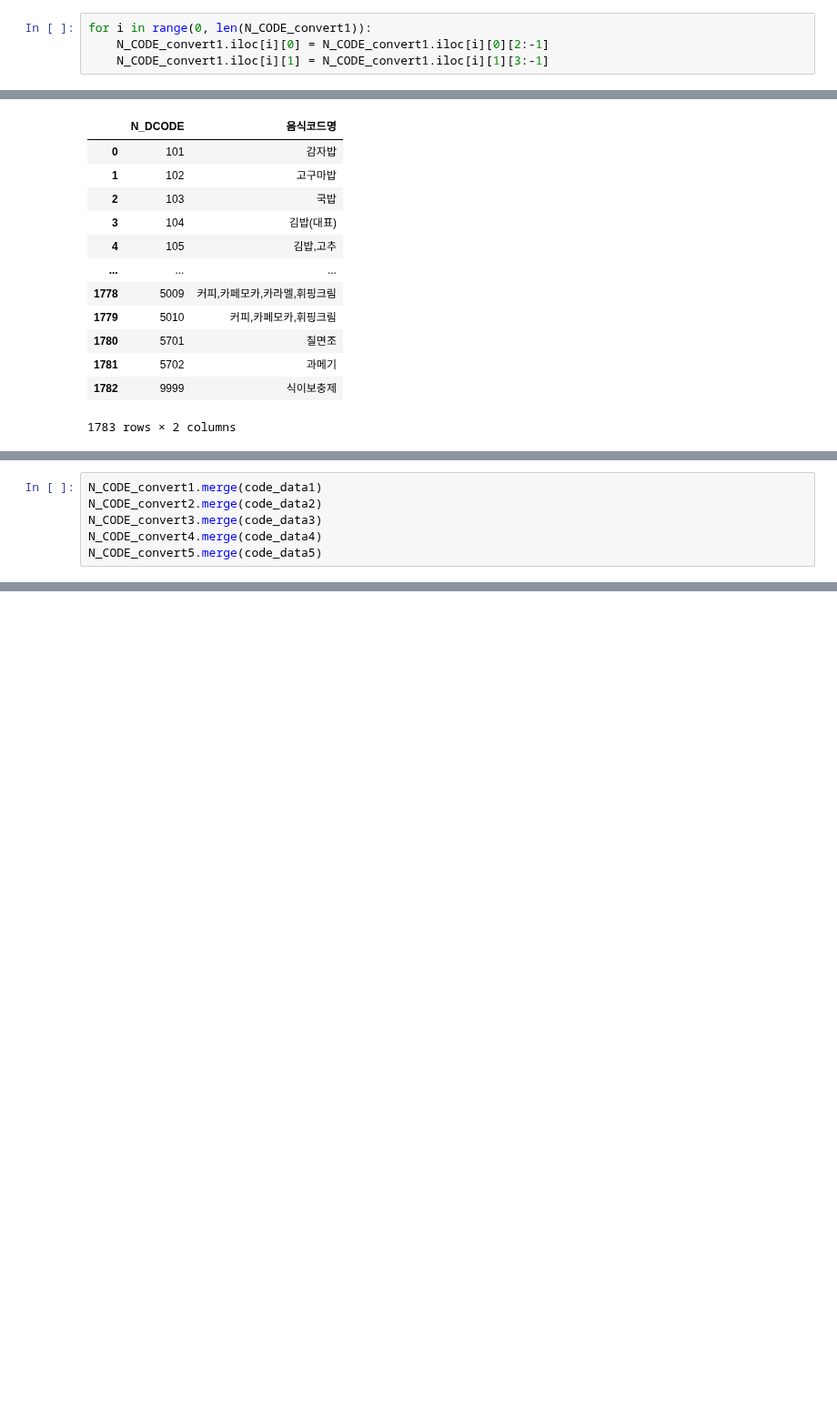
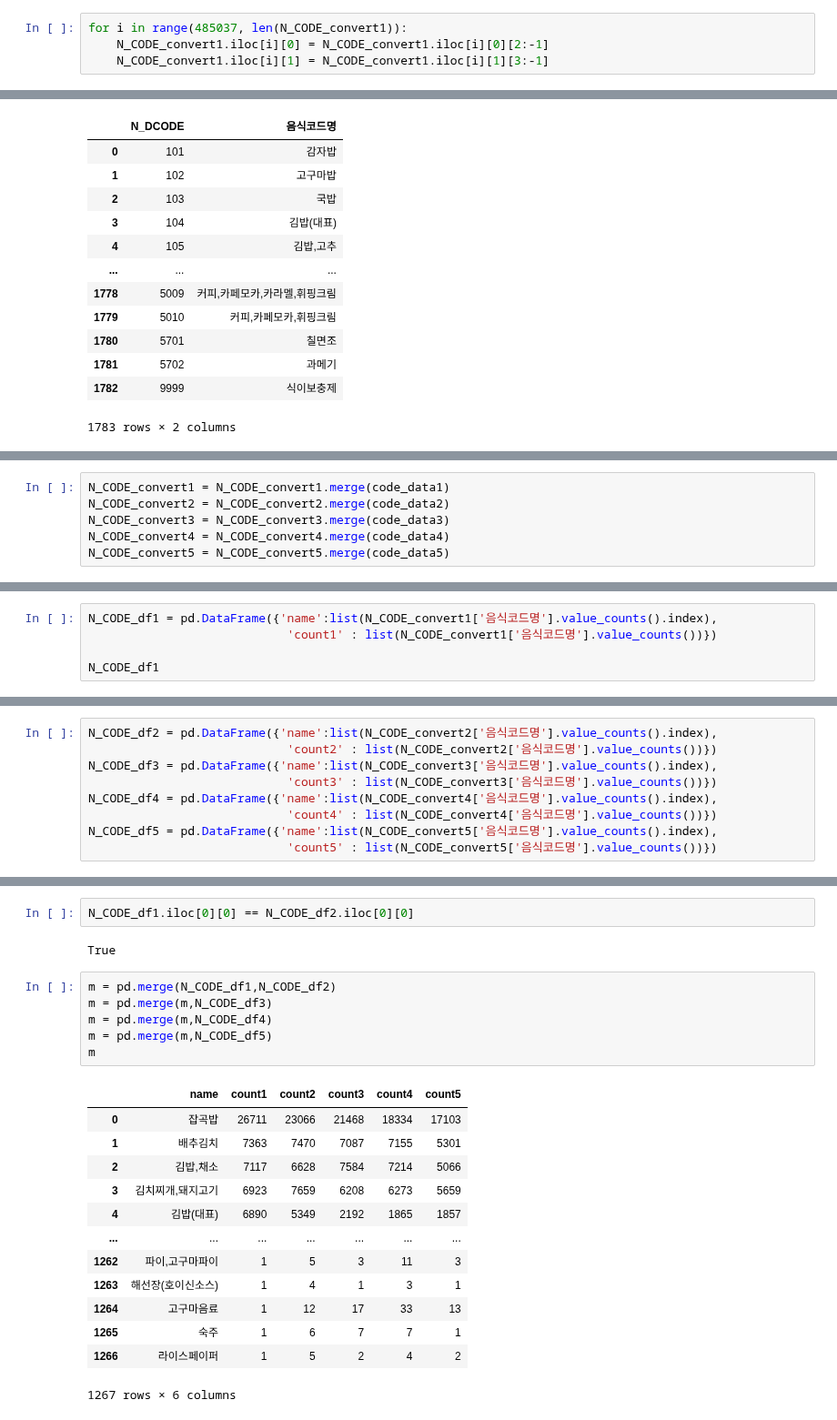
Before and after one commit to knu-final-project/sas_view, a Jupyter notebook: use_code/Data_Preprocessing/data/N_FCODE_convert.ipynb, the cells around one changed output, grey strips where cells are left out. Shown at 91% size. Cells and saved outputs as stored; diff of their text form; blank space fills up the shorter version.

```diff
--- a/use_code/Data_Preprocessing/data/N_FCODE_convert.ipynb
+++ b/use_code/Data_Preprocessing/data/N_FCODE_convert.ipynb
@@ -17,5 +29,5 @@ N_CODE_convert5 = fc_convert5[['ID','N_DCODE']]
 # %%
-for i in range(0, len(N_CODE_convert1)):
+for i in range(485037, len(N_CODE_convert1)):
     N_CODE_convert1.iloc[i][0] = N_CODE_convert1.iloc[i][0][2:-1]
     N_CODE_convert1.iloc[i][1] = N_CODE_convert1.iloc[i][1][3:-1]
 # %%
@@ -130,6 +154,6 @@ Name: N_DCODE, Length: 1783, dtype: int64
 # %%
-N_CODE_convert1.merge(code_data1)
-N_CODE_convert2.merge(code_data2)
-N_CODE_convert3.merge(code_data3)
-N_CODE_convert4.merge(code_data4)
-N_CODE_convert5.merge(code_data5)
+N_CODE_convert1 = N_CODE_convert1.merge(code_data1)
+N_CODE_convert2 = N_CODE_convert2.merge(code_data2)
+N_CODE_convert3 = N_CODE_convert3.merge(code_data3)
+N_CODE_convert4 = N_CODE_convert4.merge(code_data4)
+N_CODE_convert5 = N_CODE_convert5.merge(code_data5)
@@ -164,0 +206,5 @@ N_CODE_convert5.merge(code_data5)
+# %%
+N_CODE_df1 = pd.DataFrame({'name':list(N_CODE_convert1['음식코드명'].value_counts().index),
+                            'count1' : list(N_CODE_convert1['음식코드명'].value_counts())})
+
+N_CODE_df1
@@ -164,0 +225,9 @@ N_CODE_convert5.merge(code_data5)
+# %%
+N_CODE_df2 = pd.DataFrame({'name':list(N_CODE_convert2['음식코드명'].value_counts().index),
+                            'count2' : list(N_CODE_convert2['음식코드명'].value_counts())})
+N_CODE_df3 = pd.DataFrame({'name':list(N_CODE_convert3['음식코드명'].value_counts().index),
+                            'count3' : list(N_CODE_convert3['음식코드명'].value_counts())})
+N_CODE_df4 = pd.DataFrame({'name':list(N_CODE_convert4['음식코드명'].value_counts().index),
+                            'count4' : list(N_CODE_convert4['음식코드명'].value_counts())})
+N_CODE_df5 = pd.DataFrame({'name':list(N_CODE_convert5['음식코드명'].value_counts().index),
+                            'count5' : list(N_CODE_convert5['음식코드명'].value_counts())})
@@ -164,0 +250,24 @@ N_CODE_convert5.merge(code_data5)
+# %%
+N_CODE_df1.iloc[0][0] == N_CODE_df2.iloc[0][0]
+# %% [output]
+True
+# %%
+m = pd.merge(N_CODE_df1,N_CODE_df2)
+m = pd.merge(m,N_CODE_df3)
+m = pd.merge(m,N_CODE_df4)
+m = pd.merge(m,N_CODE_df5)
+m
+# %% [output]
+|  | name | count1 | count2 | count3 | count4 | count5 |
+| 0 | 잡곡밥 | 26711 | 23066 | 21468 | 18334 | 17103 |
+| 1 | 배추김치 | 7363 | 7470 | 7087 | 7155 | 5301 |
+| 2 | 김밥,채소 | 7117 | 6628 | 7584 | 7214 | 5066 |
+| 3 | 김치찌개,돼지고기 | 6923 | 7659 | 6208 | 6273 | 5659 |
+| 4 | 김밥(대표) | 6890 | 5349 | 2192 | 1865 | 1857 |
+| ... | ... | ... | ... | ... | ... | ... |
+| 1262 | 파이,고구마파이 | 1 | 5 | 3 | 11 | 3 |
+| 1263 | 해선장(호이신소스) | 1 | 4 | 1 | 3 | 1 |
+| 1264 | 고구마음료 | 1 | 12 | 17 | 33 | 13 |
+| 1265 | 숙주 | 1 | 6 | 7 | 7 | 1 |
+| 1266 | 라이스페이퍼 | 1 | 5 | 2 | 4 | 2 |
+1267 rows × 6 columns
```
Also changed, not shown: parts of 15 cells of this notebook, 7 other files.
